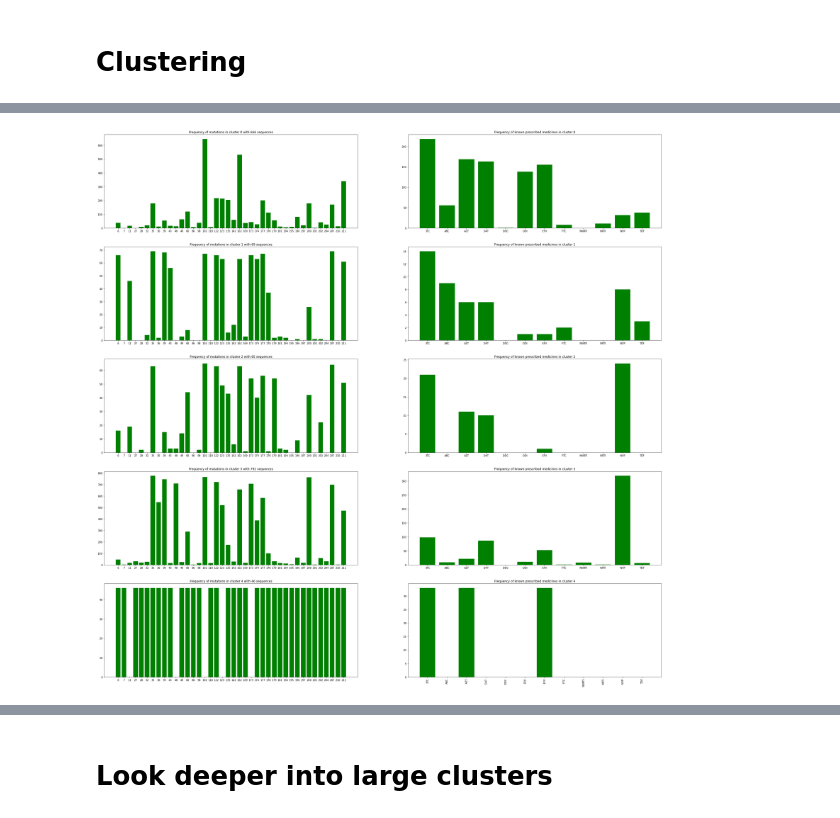
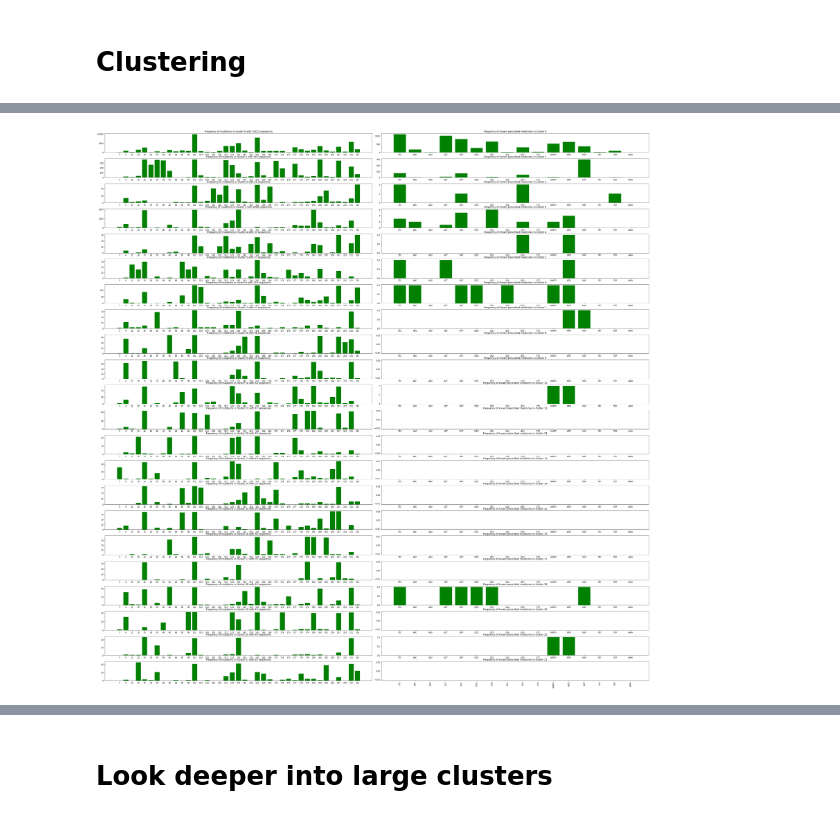
Before and after one commit to shefaliqamar/HIV-Epistatic, a Jupyter notebook: HIVEpistatic.ipynb, the cells around one changed output, grey strips where cells are left out. Saved outputs shown, nothing was run; the diff lists cells and outputs as text; code cells hidden in the pictures.

```diff
--- a/HIVEpistatic.ipynb
+++ b/HIVEpistatic.ipynb
@@ -411,3 +559,12 @@ for seq in train_metadata.iterrows():
     else:
         all_representations.append('None')
         all_positions.append(tuple([]))
+# %%
+# Check 184
+c = 0
+for seq in train_metadata.iterrows():
+    sequence = seq[1]['Sequence']
+    muts = get_mutations(reference, sequence)
+    if str(184) in muts:
+        c += 1
+c
@@ -501,5 +664,6 @@ import matplotlib.pyplot as plt
 colors = train_metadata['Label_number']
 trans = umap.UMAP(n_neighbors=5, random_state=42).fit(train_data)  # norm_train
 plt.scatter(trans.embedding_[:, 0], trans.embedding_[:, 1], s= 5, c=colors, cmap='Spectral')  # c=y_train
+plt.rcParams['figure.figsize'] = (10,3)
 plt.title('Embedding of the training set by UMAP', fontsize=24)
 # %% [output]
@@ -508,6 +677,6 @@ Text(0.5, 1.0, 'Embedding of the training set by UMAP')
 # %%
 from sklearn.cluster import DBSCAN
-clustering = DBSCAN(eps=3, min_samples=20).fit(trans.embedding_)
+clustering = DBSCAN(eps=.5, min_samples=30).fit(trans.embedding_)
 
 plt.rcParams['figure.figsize'] = (10,10)
 fig, ax = plt.subplots()
@@ -525,10 +694,10 @@ visitedClusters = []
 num_show = 10
 for core_index in clustering.core_sample_indices_:
     cluster = clustering.labels_[core_index]
-    if cluster in visitedClusters or not train_metadata.iloc[core_index]['Cocktail']:   #norm_metadata
+    if cluster in visitedClusters:   #norm_metadata
         continue
     visitedClusters.append(cluster)
-    print(f"\n==============================Exploring cluster {cluster}============================")
+    print(f"\n==============================Exploring cluster {cluster} of size {len([i for i in clustering.labels_ if i == cluster])}============================")
 
     midpoint = trans.embedding_[core_index]
 
@@ -540,10 +709,10 @@ for core_index in clustering.core_sample_indices_:
     distances = sorted(distances)
 
 
-#     scatter = plt.scatter(trans.embedding_[:, 0], trans.embedding_[:, 1], s= 5, c=clustering.labels_, cmap='Spectral')
-#     plt.title(f'DBScan clustering on Embedding of the training set by UMAP - Cluster {cluster}', fontsize=16);
-#     plt.figure(figsize=(300,300))
-#     plt.show()
+    # scatter = plt.scatter(trans.embedding_[:, 0], trans.embedding_[:, 1], s= 5, c=clustering.labels_, cmap='Spectral')
+    # plt.title(f'DBScan clustering on Embedding of the training set by UMAP - Cluster {cluster}', fontsize=16);
+    # plt.figure(figsize=(300,300))
+    # plt.show()
 
     # print metadata for each close point
     print("REPRESENTATIVE POINT LOCATION: ", midpoint)
@@ -622,10 +802,10 @@ def get_cluster_mutation_distributions(clustering, metadata):
 
 import collections
 
-def plot_cluster_mutation_distributions(clustering, metadata):
+def plot_cluster_mutation_distributions(clustering, metadata, seen):
     cluster_mut_freqs, cluster_med_freqs = get_cluster_mutation_distributions(clustering, metadata)
 
-    #Figure out which mutations to keep
+    # Figure out which mutations to keep (must be above 1/3 frequency)
     keep = []
     for mut_freqs in cluster_mut_freqs:
         max_value = max(mut_freqs.values())
@@ -639,6 +819,10 @@ def plot_cluster_mutation_distributions(clustering, metadata):
         for key in keep:
             if key not in mut_freqs:
                 mut_freqs[key] = 0
+        # scale frequencies
+        max_value = max(mut_freqs.values()) if max(mut_freqs.values()) > 0 else 1
+        for key in mut_freqs:
+            mut_freqs[key] /= max_value
 
 
     all_meds = [med for meds in cluster_med_freqs for med in meds.keys()]
@@ -647,10 +831,16 @@ def plot_cluster_mutation_distributions(clustering, metadata):
         for key in all_meds:
             if key not in med_freqs:
                 med_freqs[key] = 0
+        # scale frequencies
+        max_value = max(med_freqs.values()) if max(med_freqs.values()) > 0 else 1
+        for key in med_freqs:
+            med_freqs[key] /= max_value
+
 
 
     i = -1
     fig, ax = plt.subplots(len(cluster_mut_freqs), 2, figsize=(40,40))
+    fig.tight_layout()
 
     for mut_freqs, med_freqs in zip(cluster_mut_freqs, cluster_med_freqs):
         i += 1
@@ -667,4 +857,5 @@ def plot_cluster_mutation_distributions(clustering, metadata):
         ks = sorted(med_freqs.keys())
         vals = [med_freqs[k] for k in ks]
         ax[i, 1].set_title(f"Frequency of known prescribed medicines in cluster {cluster_mut_freqs.index(mut_freqs)}")
+        ax[i, 1].set_ylim(0,1.0)
         ax[i, 1].bar(ks, vals, color='g')
@@ -671,8 +866,8 @@ def plot_cluster_mutation_distributions(clustering, metadata):
 # %%
-plot_cluster_mutation_distributions(clustering, train_metadata)
+plot_cluster_mutation_distributions(clustering, train_metadata, seen)
 # get_cluster_mutation_distributions(clustering, train_metadata)[1]
 # %% [output]
-[figure, old version]
+[figure, new version]
 # %%
 def explore_cluster(cl_i, metadata):
     print("===========Representative sequence from each study in this cluster===============\n")
```
Also changed, not shown: parts of 68 cells of this notebook, 2 other files.
